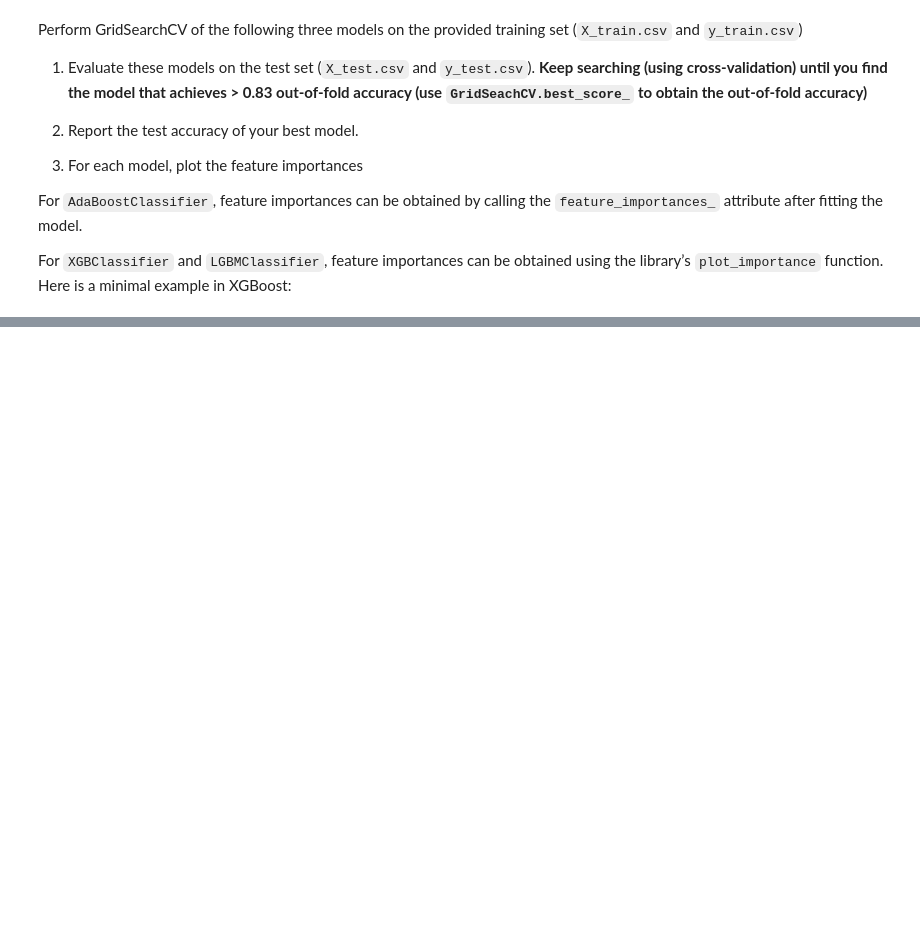
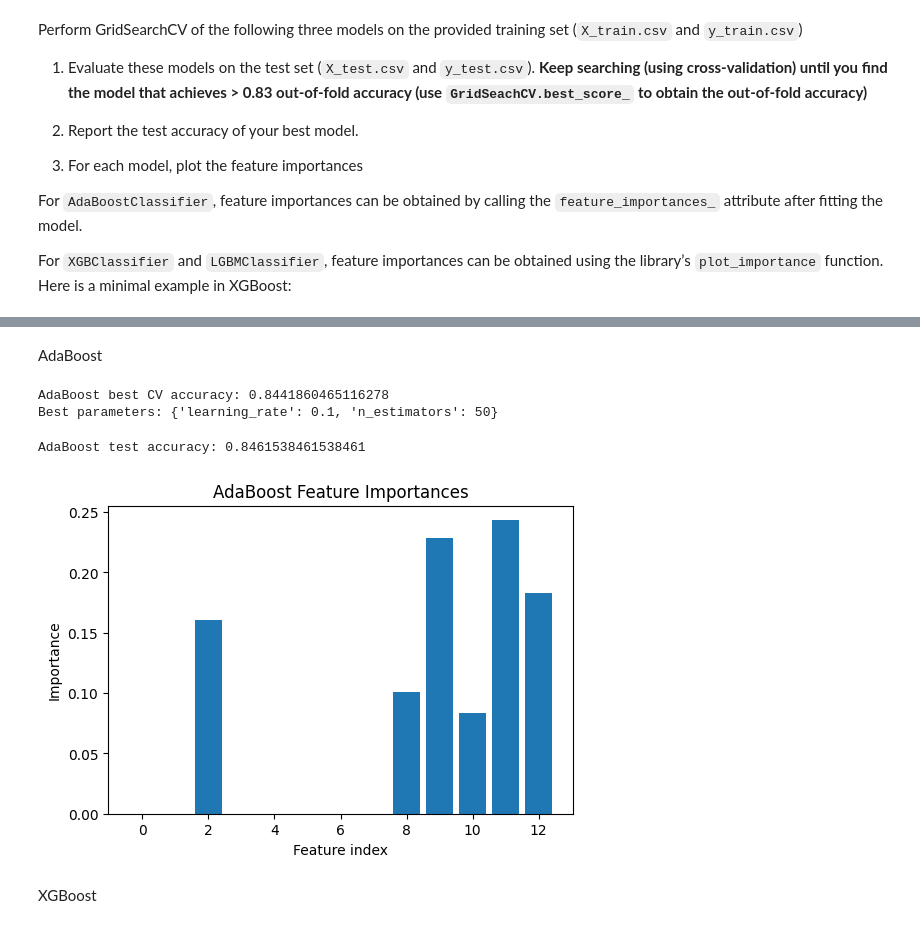
Before and after one commit to AthithepSuksupsri/229352_Stat-learning-for-data-sci, a Jupyter notebook: Lab07_Boosted_trees.ipynb, the cells around one changed output, grey strips where cells are left out. Saved outputs shown, nothing was run; the diff lists cells and outputs as text; code cells hidden in the pictures; blank space fills up the shorter version.

```diff
--- a/Lab07_Boosted_trees.ipynb
+++ b/Lab07_Boosted_trees.ipynb
@@ -65,0 +116,45 @@ X_train
+# %% [markdown]
+AdaBoost
+# %%
+from sklearn.ensemble import AdaBoostClassifier
+from sklearn.model_selection import GridSearchCV
+
+ada = AdaBoostClassifier(random_state=42)
+
+param_grid_ada = {
+    'n_estimators': [50, 100, 200],
+    'learning_rate': [0.01, 0.1, 1.0]
+}
+
+grid_ada = GridSearchCV(
+    ada,
+    param_grid_ada,
+    cv=5,
+    scoring='accuracy'
+)
+
+grid_ada.fit(X_train, y_train)
+
+print("AdaBoost best CV accuracy:", grid_ada.best_score_)
+print("Best parameters:", grid_ada.best_params_)
+# %% [output]
+AdaBoost best CV accuracy: 0.8441860465116278
+Best parameters: {'learning_rate': 0.1, 'n_estimators': 50}
+# %%
+ada_best = grid_ada.best_estimator_
+y_pred_ada = ada_best.predict(X_test)
+
+print("AdaBoost test accuracy:", accuracy_score(y_test, y_pred_ada))
+# %% [output]
+AdaBoost test accuracy: 0.8461538461538461
+# %%
+plt.figure(figsize=(6,4))
+plt.bar(range(X_train.shape[1]), ada_best.feature_importances_)
+plt.xlabel("Feature index")
+plt.ylabel("Importance")
+plt.title("AdaBoost Feature Importances")
+plt.show()
+# %% [output]
+[figure, added]
+# %% [markdown]
+XGBoost
```
Also changed, not shown: parts of 16 cells of this notebook.
